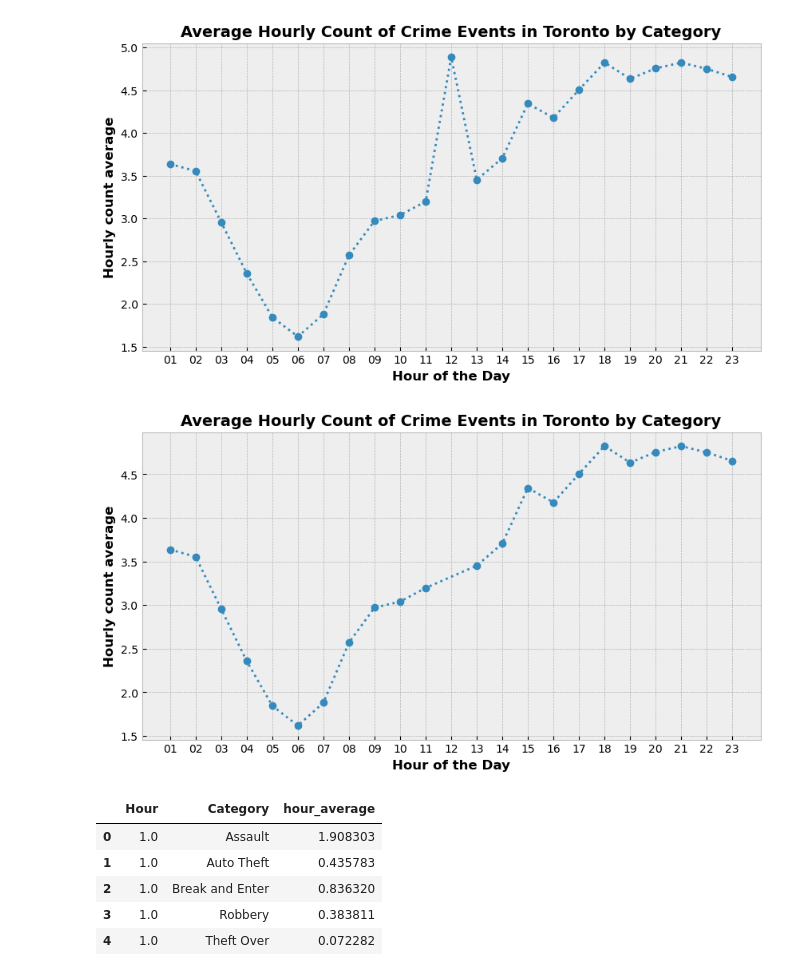
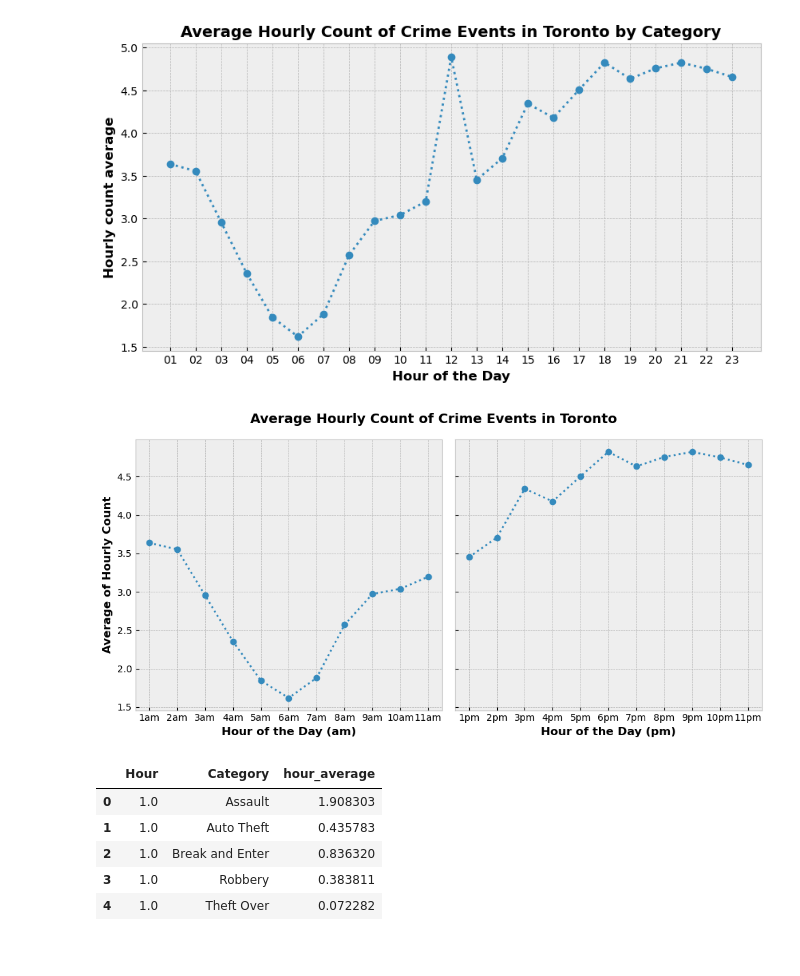
Before and after one commit to fannysigouin/project1, a Jupyter notebook: question_2/q2_peak_times.ipynb, the cells around one changed output. Cells and saved outputs as stored; diff of their text form; code cells hidden in the pictures.

Commit message:
rearrange q anova, separate hour plots am and pm

```diff
--- a/question_2/q2_peak_times.ipynb
+++ b/question_2/q2_peak_times.ipynb
@@ -640,33 +640,51 @@ plt.xticks(
 plt.show()
 # %% [output]
 [figure]
-# %%
-hour_no12_df = hour_df.loc[hour_df['Hour']!=12]
-
-fig, ax = plt.subplots(figsize=(10,5))
-
-ax.plot(
-    hour_no12_df['Hour'],
-    hour_no12_df['hour_average'],
-    'o:'
-)
-
-plt.xlabel('Hour of the Day', fontdict={'weight': 700})
-plt.ylabel('Hourly count average', fontdict={'weight': 700})
-plt.title(
-    'Average Hourly Count of Crime Events in Toronto by Category',
-    fontdict={'weight': 700, 'size': 14}
-    )
-
-
-plt.xticks(
-    ticks=np.arange(1, 24),
-    labels=[str(n).zfill(2) for n in np.arange(1, 24)]
-)
-
-plt.show()
-# %% [output]
-[figure, removed]
+# %%
+hour_before12_df = hour_df.loc[hour_df['Hour']<12]
+hour_after12_df = hour_df.loc[hour_df['Hour']>12]
+
+fig, (ax1, ax2) = plt.subplots(ncols=2, figsize=(10,5), sharey=True)
+
+for ax in [ax1, ax2]:
+    if ax is ax1:
+        the_df = hour_before12_df
+        # hour_labels = [str(n).zfill(2) for n in np.arange(1, 12)]
+        ampm = 'am'
+        hour_ticks = np.arange(1, 12)
+        ax.set_ylabel('Average of Hourly Count', fontdict={'weight': 700})
+    else:
+        the_df = hour_after12_df
+        ampm = 'pm'
+        hour_ticks = np.arange(13, 24)
+        # hour_labels = [str(n) for n in np.arange(13, 24)]
+
+
+    ax.plot(
+        the_df['Hour'],
+        the_df['hour_average'],
+        'o:'
+    )
+
+
+    ax.set_xlabel('Hour of the Day (' + ampm + ')', fontdict={'weight': 700})
+
+    hour_labels = [str(n) + ampm for n in np.arange(1, 12)]
+    ax.set_xticks(
+        ticks=hour_ticks,
+        labels=hour_labels
+    )
+
+fig.suptitle(
+    'Average Hourly Count of Crime Events in Toronto',
+    fontweight=700, fontsize=14
+)
+
+fig.tight_layout()
+
+plt.show()
+# %% [output]
+[figure, added]
 # %%
 hour_cat_df = (hour_count_cat
     .groupby(['Hour', 'Category'], as_index=False)
```
Also changed, not shown: parts of 4 cells of this notebook.
